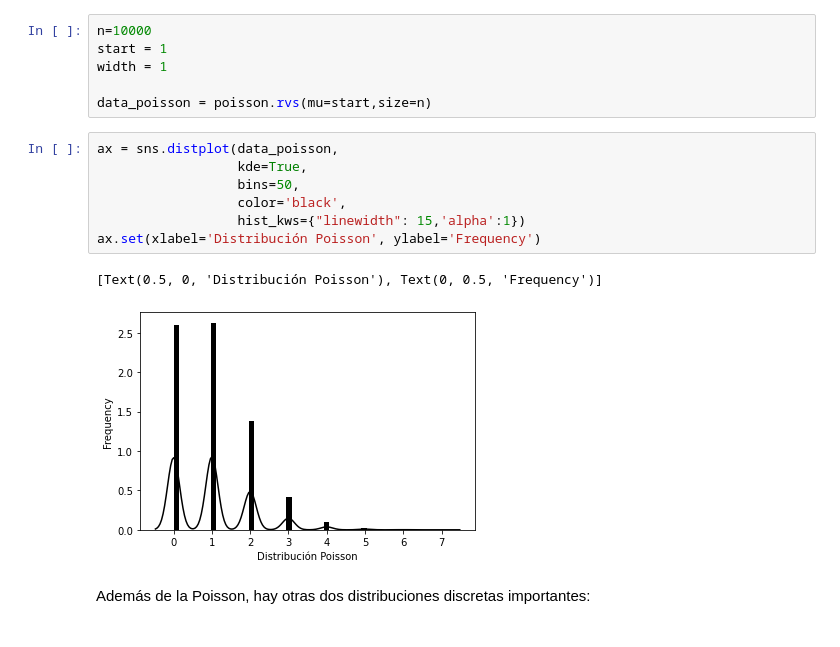
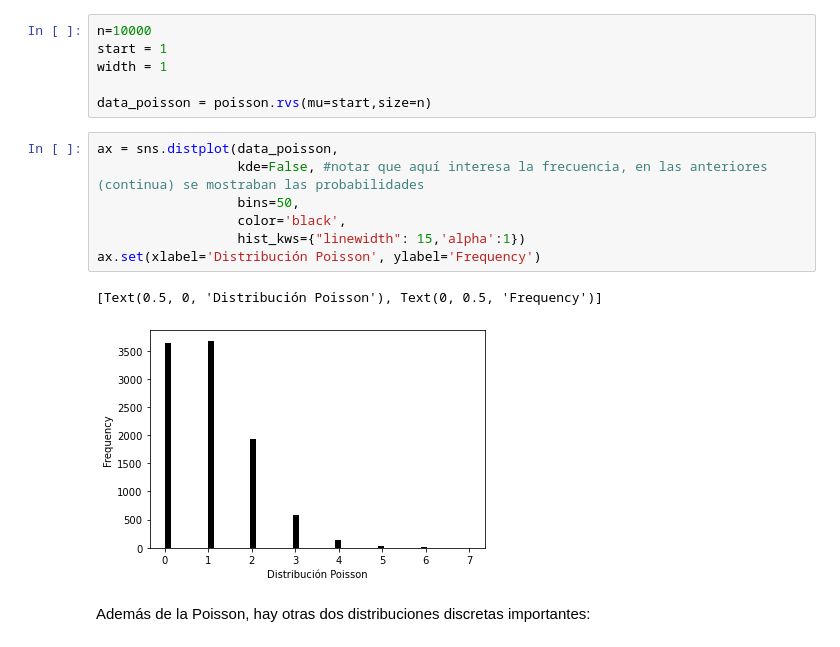
Before and after one commit to KevinArielM/Finances, a Jupyter notebook: Distribuciones(Python).ipynb, the cells around one changed output. Cells and saved outputs as stored; diff of their text form.

```diff
--- a/Distribuciones(Python).ipynb
+++ b/Distribuciones(Python).ipynb
@@ -95,14 +95,14 @@ width = 1
 data_poisson = poisson.rvs(mu=start,size=n)
 # %%
 ax = sns.distplot(data_poisson,
-                  kde=True,
+                  kde=False, #notar que aquí interesa la frecuencia, en las anteriores (continua) se mostraban las probabilidades
                   bins=50,
                   color='black',
                   hist_kws={"linewidth": 15,'alpha':1})
 ax.set(xlabel='Distribución Poisson', ylabel='Frequency')
 # %% [output]
 [Text(0.5, 0, 'Distribución Poisson'), Text(0, 0.5, 'Frequency')]
-[figure, old version]
+[figure, new version]
 # %% [markdown]
 Además de la Poisson, hay otras dos distribuciones discretas importantes:
 # %% [markdown]
```
Also changed, not shown: parts of 3 cells of this notebook.
